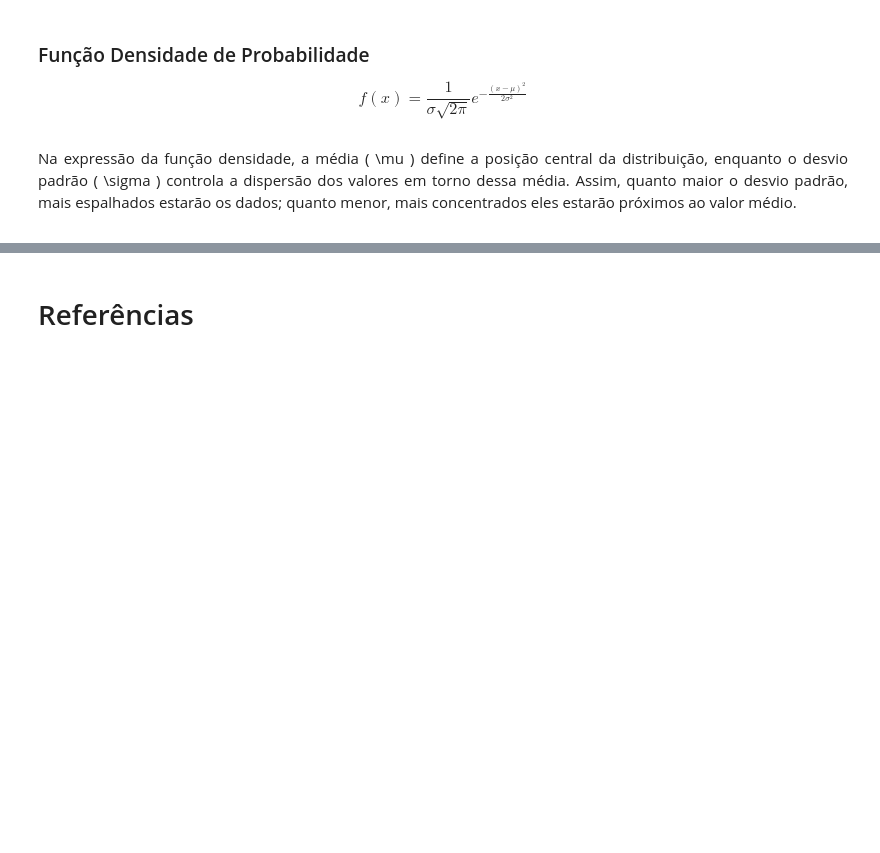
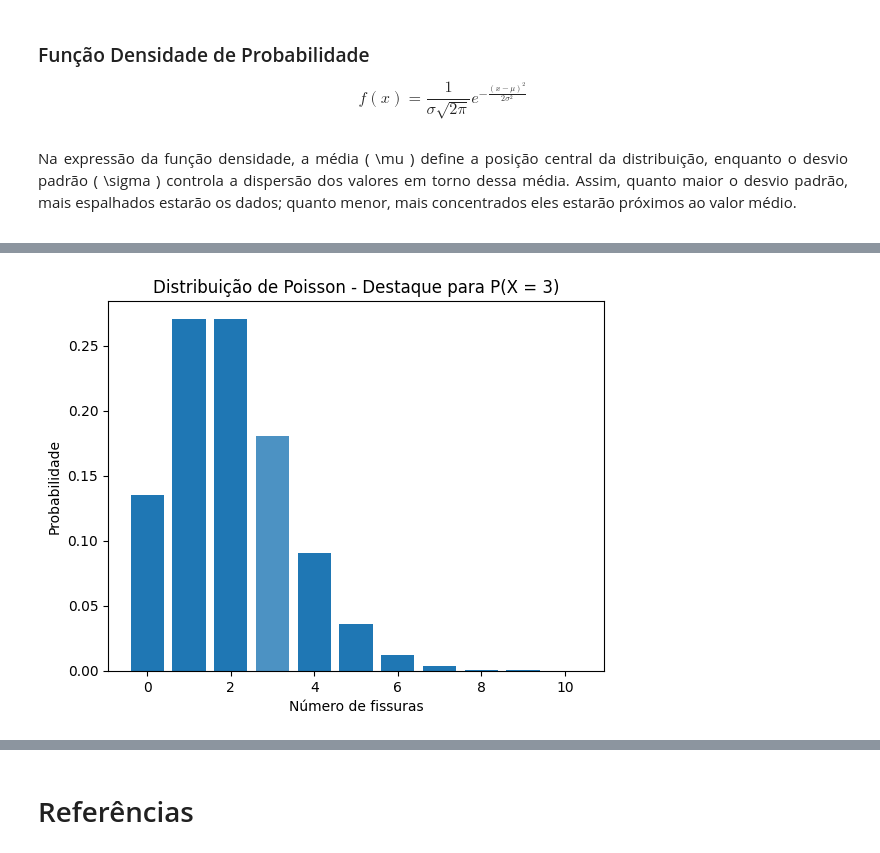
Before and after one commit to britobruna/ESTATISTICA-PPEC0039, a Jupyter notebook: Distribuicao_de_Probabilidade.ipynb, the cells around one changed output, grey strips where cells are left out. Cells and saved outputs as stored; diff of their text form; code cells hidden in the pictures; blank space fills up the shorter version.

```diff
--- a/Distribuicao_de_Probabilidade.ipynb
+++ b/Distribuicao_de_Probabilidade.ipynb
@@ -261,0 +717,21 @@ Na expressão da função densidade, a média \( \mu \) define a posição centr
+# %%
+import numpy as np
+import matplotlib.pyplot as plt
+from scipy.stats import poisson
+
+lam = 2
+k = np.arange(0, 11)
+probabilidades = poisson.pmf(k, lam)
+
+plt.figure()
+bars = plt.bar(k, probabilidades)
+
+# Destacar a barra referente a k = 3
+bars[3].set_alpha(0.8)
+
+plt.xlabel("Número de fissuras")
+plt.ylabel("Probabilidade")
+plt.title("Distribuição de Poisson - Destaque para P(X = 3)")
+plt.show()
+# %% [output]
+[figure, added]
```
Also changed, not shown: parts of 35 cells of this notebook.
